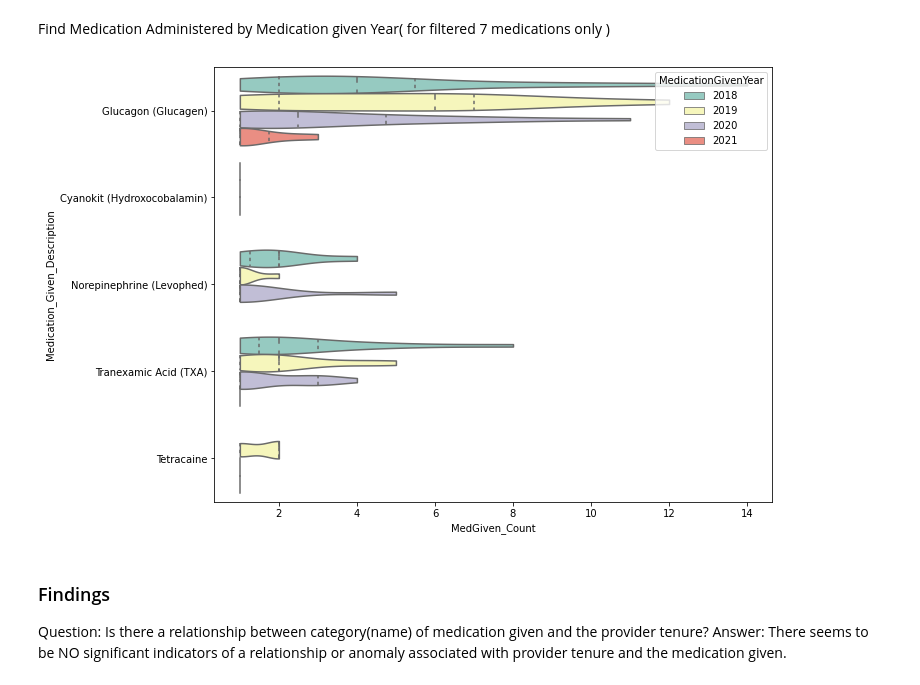
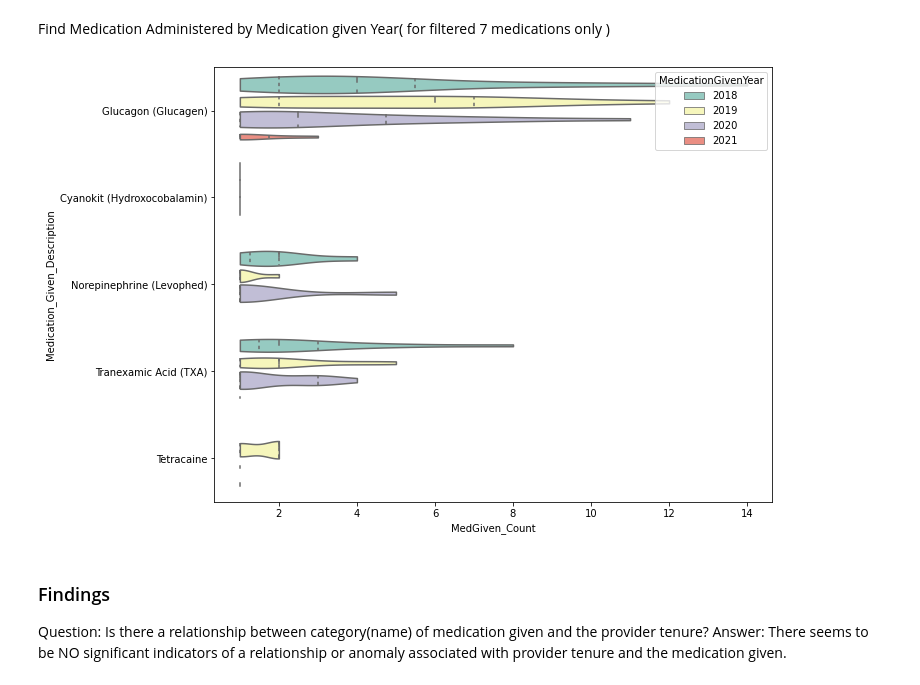
Before and after one commit to data-rescue/ems-analytics, a Jupyter notebook: notebooks/20210321-au-medication-tenure-relation.ipynb, the cells around one changed output. Drawn from its saved outputs; the diff is of its cells as text; code cells hidden in the pictures.

```diff
--- a/notebooks/20210321-au-medication-tenure-relation.ipynb
+++ b/notebooks/20210321-au-medication-tenure-relation.ipynb
@@ -495,8 +495,9 @@ dfMedPatientReduced_pvt[['TenureYears','Medication_Count']].describe()
 # %%
 plt.figure(figsize=(18,20))
 ##sns.set_theme(style="whitegrid")
+sns.set(style="darkgrid")
 sns.violinplot("TenureYears","Medication_Given_Description",
                data=dfMedPatientReduced[dfMedPatientReduced.TenureYears < 40],
-               scale='width',
+               scale='width', linewidth=2.5,
               order=MedicationGivenOrder, cut=0, palette="muted", inner="quartile");
 # %% [output]
@@ -827,15 +829,15 @@ Find Medication Administered by Medication given Year( for filtered 7 medication
 # %%
 ## Using dataframe 'dfMedPatientReduced_FilteredPvt' to see Medication Administered - by Medication given Year using violin plot
 
 plt.figure(figsize=(10,8))
 ##sns.set_theme(style="whitegrid")
 sns.violinplot(x="MedGiven_Count",y="Medication_Given_Description",
     data=dfMedPatientReduced_FilteredPvt, split=False, dodge =True, hue="MedicationGivenYear",
-    scale='width',
+    scale='count',
     ###order=MedicationGivenOrderWithoutOxySaline,
     cut=0, palette="Set3", inner="quartile", height=10, aspect=.8);
 # %% [output]
-[figure, old version]
+[figure, new version]
 # %% [markdown]
 ### Findings
 Question: Is there a relationship between category(name) of medication given and the provider tenure?
```
Also changed, not shown: parts of 5 cells of this notebook.
